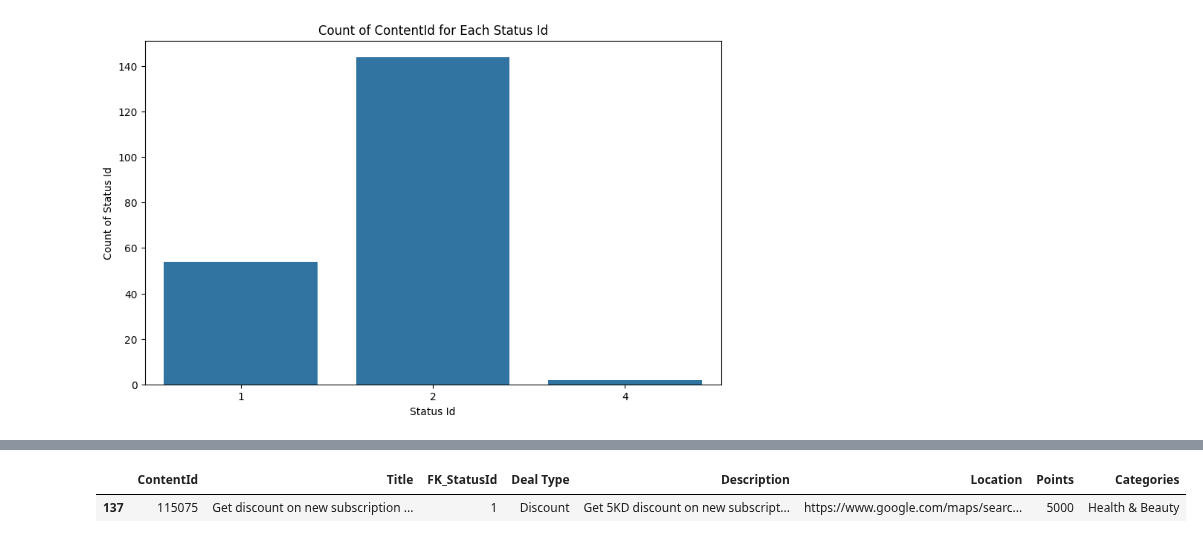
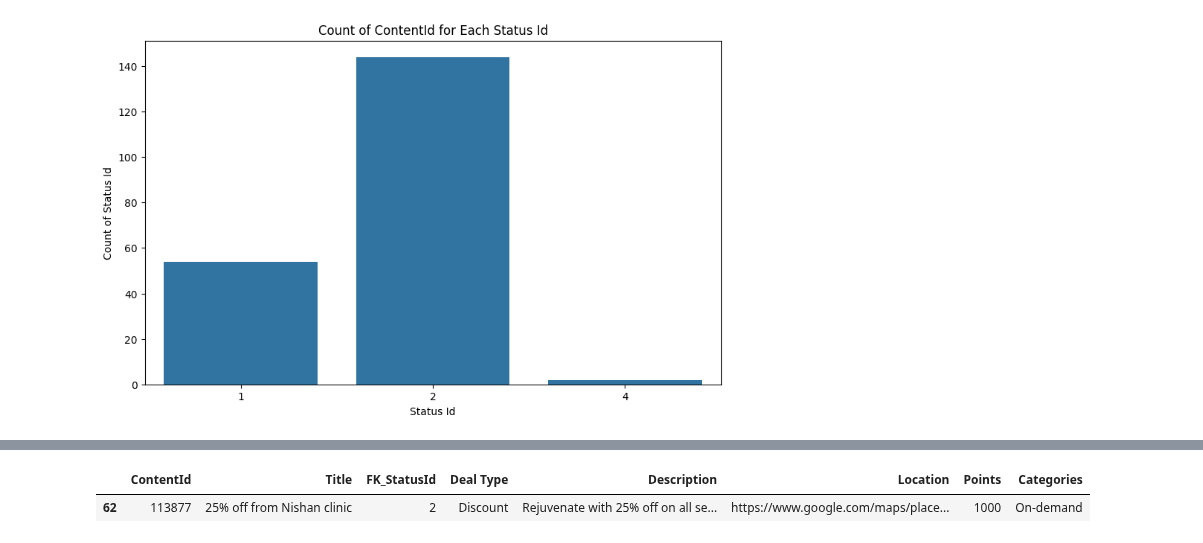
Before and after one commit to DboukAli98/KFHXRelatedAi, a Jupyter notebook: NoteBooks/Data Exploration/Deals_Data_Exploration.ipynb, the cells around one changed output, grey strips where cells are left out. Cells and saved outputs as stored; diff of their text form; code cells hidden in the pictures.

```diff
--- a/NoteBooks/Data Exploration/Deals_Data_Exploration.ipynb
+++ b/NoteBooks/Data Exploration/Deals_Data_Exploration.ipynb
@@ -69,10 +69,10 @@ on_demand_deals
 | 102 | 113917 | 10% off from Motery App | 2 | Discount | Download Motery app and get 10% o... | https://www.instagram.com/moterykwt/ | 1000 | Automotive |
 | 139 | 115094 | 30% off from Car Spa! | 1 | Discount | Enjoy 30% off from Car Spa. | https://maps.app.goo.gl/oaPZdGGPm... | 100 | Automotive |
 # %%
-specific_content_id = 115075
+specific_content_id = 113877
 result = deals[deals['ContentId'] == specific_content_id]
 
 result
 # %% [output]
 |  | ContentId | Title | FK_StatusId | Deal Type | Description | Location | Points | Categories |
-| 137 | 115075 | Get discount on new subscription ... | 1 | Discount | Get 5KD discount on new subscript... | https://www.google.com/maps/searc... | 5000 | Health & Beauty |
+| 62 | 113877 | 25% off from Nishan clinic | 2 | Discount | Rejuvenate with 25% off on all se... | https://www.google.com/maps/place... | 1000 | On-demand |
```
Also changed, not shown: 3 other files.
